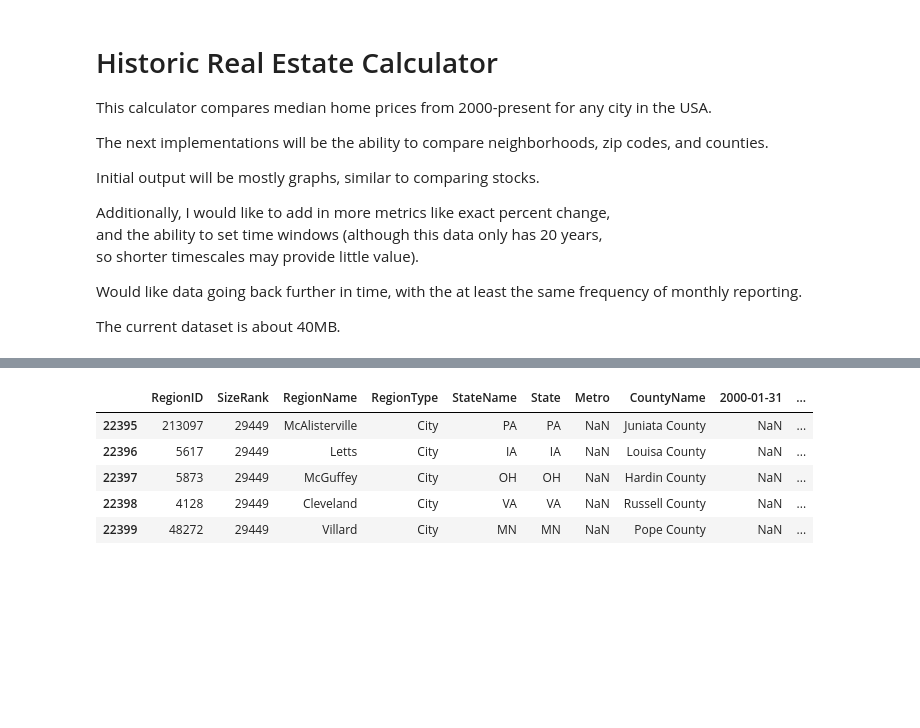
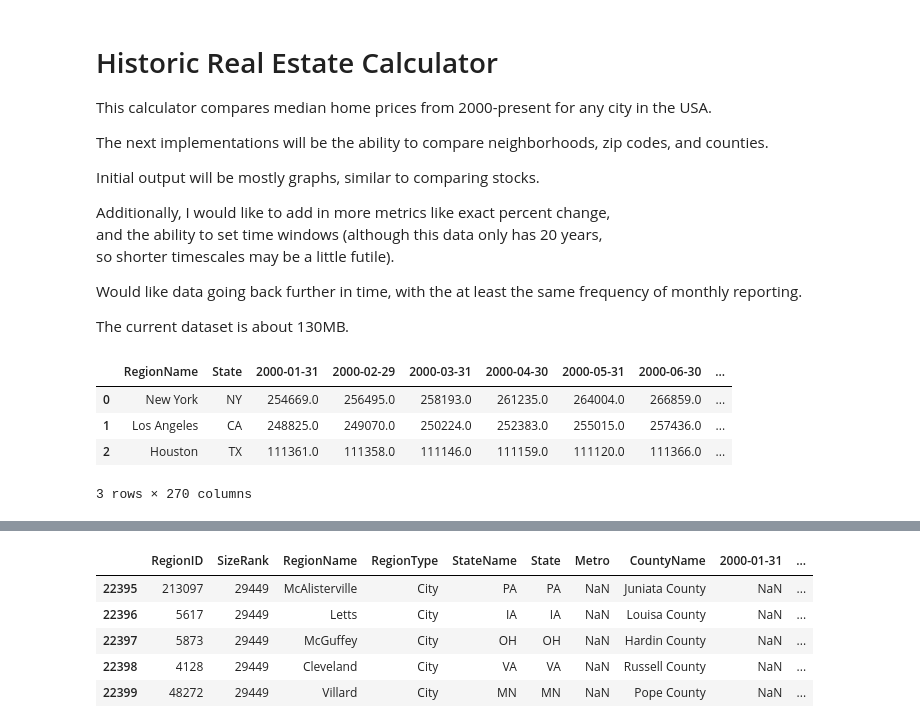
Before and after one commit to sayerjk/realestate-calc, a Jupyter notebook: DS_520_RealEstateCalculator_sjk_v01.ipynb, the cells around one changed output, grey strips where cells are left out. Cells and saved outputs as stored; diff of their text form; code cells hidden in the pictures; blank space fills up the shorter version.

```diff
--- a/DS_520_RealEstateCalculator_sjk_v01.ipynb
+++ b/DS_520_RealEstateCalculator_sjk_v01.ipynb
@@ -8,11 +8,11 @@ Initial output will be mostly graphs, similar to comparing stocks.
 
 Additionally, I would like to add in more metrics like exact percent change,
 and the ability to set time windows (although this data only has 20 years,
-so shorter timescales may provide little value).
+so shorter timescales may be a little futile).
 
 Would like data going back further in time, with the at least the same frequency of monthly reporting.
 
-The current dataset is about 40MB.
+The current dataset is about 130MB.
 # %%
 import pandas as pd
 import numpy as np
@@ -50,5 +52,18 @@ def get_city(df, RegionName):
 path = 'raw-data/City_zhvi_uc_sfr_tier_0.33_0.67_sm_sa_month.csv'
 df = pd.read_csv(path)
+# %%
+# Useful for filtering out unwanted columns, such as all non-numeric
+
+needed_cols = df.columns[8:]
+needed_cols = needed_cols.insert(0, ['RegionName', 'State'])
+needed_cols = list(needed_cols)
+df[needed_cols].head(3)
+# %% [output]
+|  | RegionName | State | 2000-01-31 | 2000-02-29 | 2000-03-31 | 2000-04-30 | 2000-05-31 | 2000-06-30 | ... |
+| 0 | New York | NY | 254669.0 | 256495.0 | 258193.0 | 261235.0 | 264004.0 | 266859.0 | ... |
+| 1 | Los Angeles | CA | 248825.0 | 249070.0 | 250224.0 | 252383.0 | 255015.0 | 257436.0 | ... |
+| 2 | Houston | TX | 111361.0 | 111358.0 | 111146.0 | 111159.0 | 111120.0 | 111366.0 | ... |
+3 rows × 270 columns
 # %%
 # Would really like to include population and other data here.
 # Could be incredible to make decisions about school,
```
Also changed, not shown: parts of 12 cells of this notebook.
